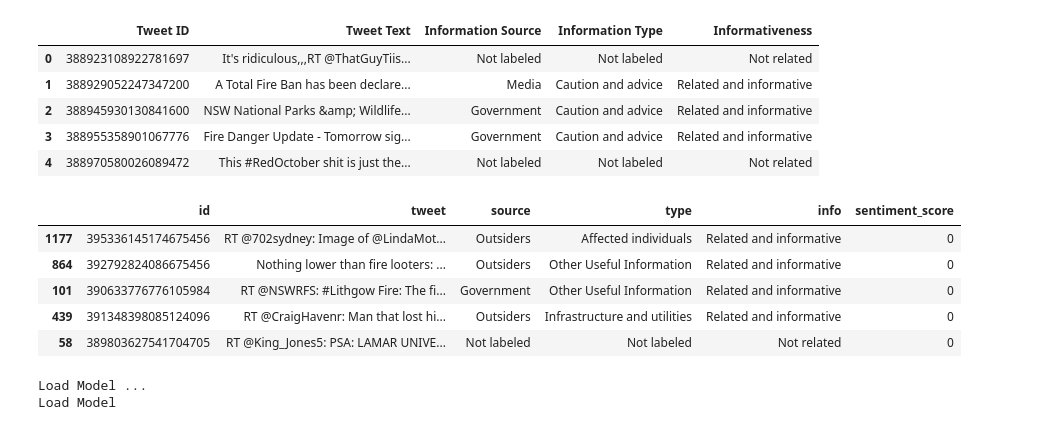
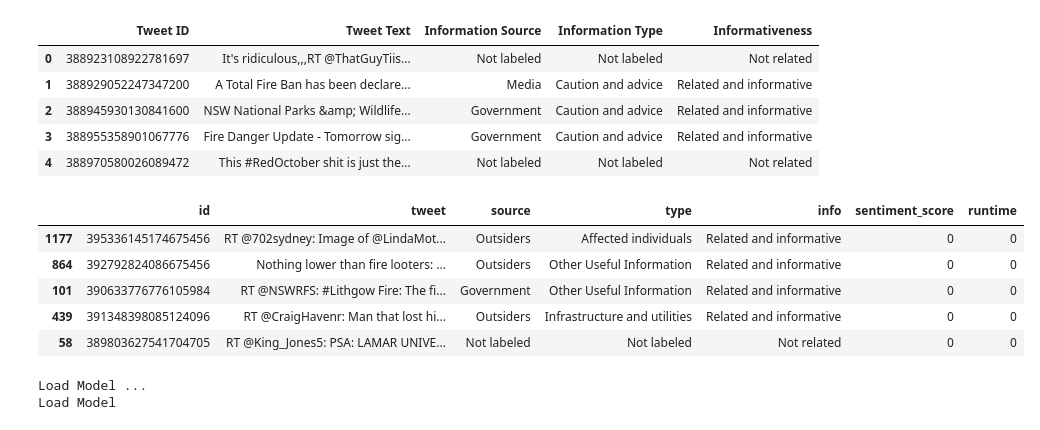
Before and after one commit to Crisitunity-Lab/ARDC_Backup, a Jupyter notebook: Notebooks/Llama_prototyp_r2.ipynb, the cells around one changed output. Cells and saved outputs as stored; diff of their text form; code cells hidden in the pictures.

Commit message:
Update with Instructions and runtime

```diff
--- a/Notebooks/Llama_prototyp_r2.ipynb
+++ b/Notebooks/Llama_prototyp_r2.ipynb
@@ -73,22 +78,23 @@ AsustBF_2013.head()
 # %%
 # Select 5 random samples from 'AsustBF_2013' and create a new DataFrame 'working_df'
 working_df = AsustBF_2013.sample(n=5, random_state=42)
 
 # Rename the columns
 new_column_names = ['id', 'tweet', 'source', 'type', 'info']
 working_df.columns = new_column_names
 
-# Create a new column to store sentiment scores
+# Create a new column to store sentiment scores and runtime
 working_df['sentiment_score'] = 0
+working_df['runtime'] = 0
 
 working_df.head(10)
 # %% [output]
-|  | id | tweet | source | type | info | sentiment_score |
-| 1177 | 395336145174675456 | RT @702sydney: Image of @LindaMot... | Outsiders | Affected individuals | Related and informative | 0 |
-| 864 | 392792824086675456 | Nothing lower than fire looters: ... | Outsiders | Other Useful Information | Related and informative | 0 |
-| 101 | 390633776776105984 | RT @NSWRFS: #Lithgow Fire: The fi... | Government | Other Useful Information | Related and informative | 0 |
-| 439 | 391348398085124096 | RT @CraigHavenr: Man that lost hi... | Outsiders | Infrastructure and utilities | Related and informative | 0 |
-| 58 | 389803627541704705 | RT @King_Jones5: PSA: LAMAR UNIVE... | Not labeled | Not labeled | Not related | 0 |
+|  | id | tweet | source | type | info | sentiment_score | runtime |
+| 1177 | 395336145174675456 | RT @702sydney: Image of @LindaMot... | Outsiders | Affected individuals | Related and informative | 0 | 0 |
+| 864 | 392792824086675456 | Nothing lower than fire looters: ... | Outsiders | Other Useful Information | Related and informative | 0 | 0 |
+| 101 | 390633776776105984 | RT @NSWRFS: #Lithgow Fire: The fi... | Government | Other Useful Information | Related and informative | 0 | 0 |
+| 439 | 391348398085124096 | RT @CraigHavenr: Man that lost hi... | Outsiders | Infrastructure and utilities | Related and informative | 0 | 0 |
+| 58 | 389803627541704705 | RT @King_Jones5: PSA: LAMAR UNIVE... | Not labeled | Not labeled | Not related | 0 | 0 |
 # %%
 # Load Model
 print("Load Model ...")
```
Also changed, not shown: parts of 6 cells of this notebook.
